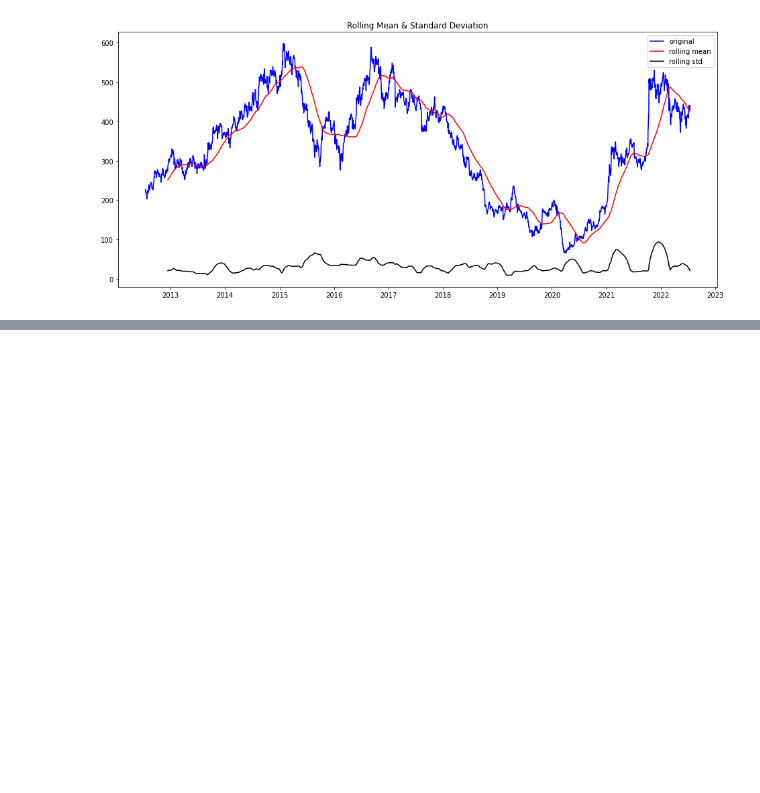
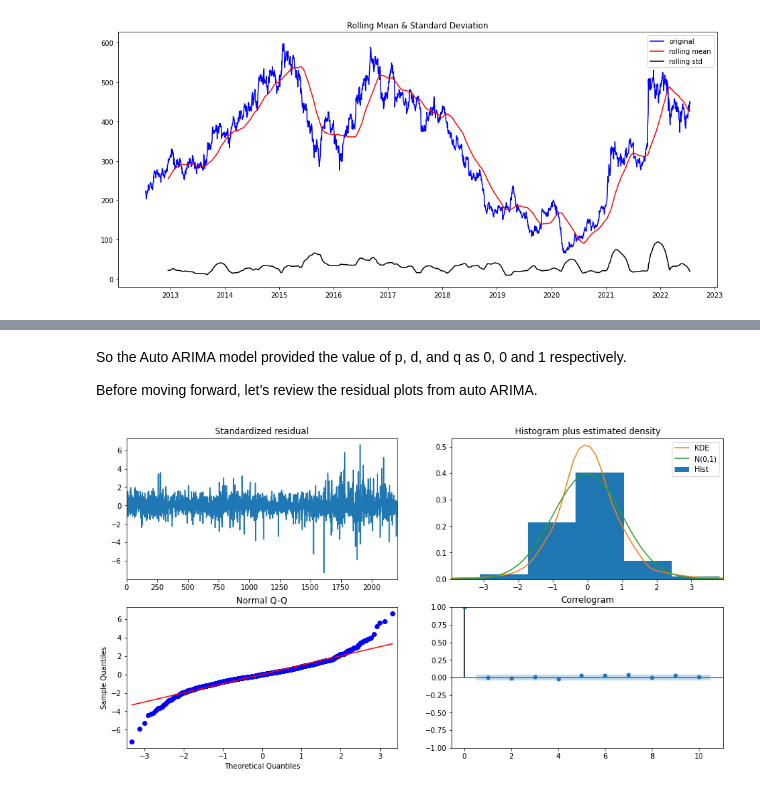
Before and after one commit to renkuntlamahessh/Tata-Motors-Project-, a Jupyter notebook: TATA_Motors_Stock_market_Forecasting_V2.ipynb, the cells around one changed output, grey strips where cells are left out. Drawn from its saved outputs; the diff is of its cells as text; code cells hidden in the pictures; blank space fills up the shorter version.

```diff
--- a/TATA_Motors_Stock_market_Forecasting_V2.ipynb
+++ b/TATA_Motors_Stock_market_Forecasting_V2.ipynb
@@ -310,0 +304,17 @@ Text(0.5, 1.0, 'RMSE: 159.4656')
+# %%
+from statsmodels.tsa.arima_model import ARIMA
+from pmdarima.arima import auto_arima
+
+model_autoARIMA = auto_arima(train_data, start_p=0, start_q=0,
+                      test='adf',       # use adftest to find             optimal 'd'
+                      max_p=3, max_q=3, # maximum p and q
+                      m=1,              # frequency of series
+                      d=None,           # let model determine 'd'
+                      seasonal=False,   # No Seasonality
+                      start_P=0,
+                      D=0,
+                      trace=True,
+                      error_action='ignore',
+                      suppress_warnings=True,
+                      stepwise=True)
+print(model_autoARIMA.summary())
@@ -310,0 +339,10 @@ Text(0.5, 1.0, 'RMSE: 159.4656')
+# %% [markdown]
+So the Auto ARIMA model provided the value of p, d, and q as 0, 0 and 1 respectively.
+
+
+Before moving forward, let’s review the residual plots from auto ARIMA.
+# %%
+model_autoARIMA.plot_diagnostics(figsize=(15,8))
+plt.show()
+# %% [output]
+[figure, added]
```
Also changed, not shown: parts of 33 cells of this notebook.
